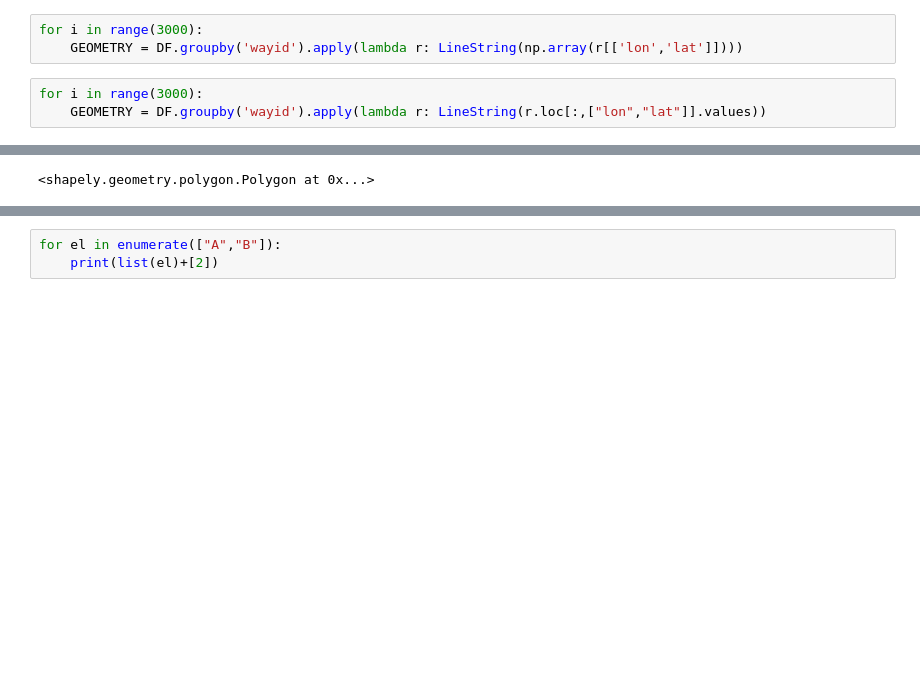
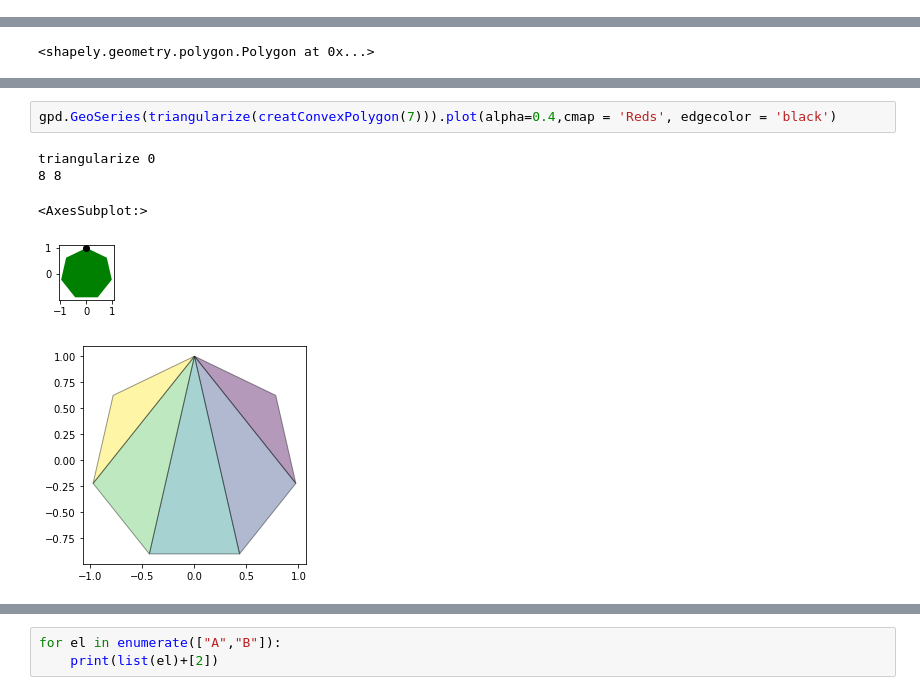
Before and after one commit to maximylius/shadow_projection_2D, a Jupyter notebook: shadows.ipynb, the cells around one changed output, grey strips where cells are left out. Drawn from its saved outputs; the diff is of its cells as text; blank space fills up the shorter version.

```diff
--- a/shadows.ipynb
+++ b/shadows.ipynb
@@ -88,9 +22,3 @@ DF
-# %%
-for i in range(3000):
-    GEOMETRY = DF.groupby('wayid').apply(lambda r: LineString(np.array(r[['lon','lat']])))
-# %%
-for i in range(3000):
-    GEOMETRY = DF.groupby('wayid').apply(lambda r: LineString(r.loc[:,["lon","lat"]].values))
 # %%
 polygon_1 = Polygon([(0, 0), (0, 3), (5, 3), (2, 4), (6, 4), (6, 0)], [[(1, 1), (1.5, 1), (1.5, 1.5)], [(2, 1), (2.5, 1), (2.5, 1.5)]])
 polygon_1
@@ -155,0 +110,8 @@ creatConvexPolygon(15)
+# %%
+gpd.GeoSeries(triangularize(creatConvexPolygon(7))).plot(alpha=0.4,cmap = 'Reds', edgecolor = 'black')
+# %% [output]
+triangularize 0
+8 8
+<AxesSubplot:>
+[figure, added]
+[figure, added]
```
Also changed, not shown: parts of 28 cells of this notebook.
